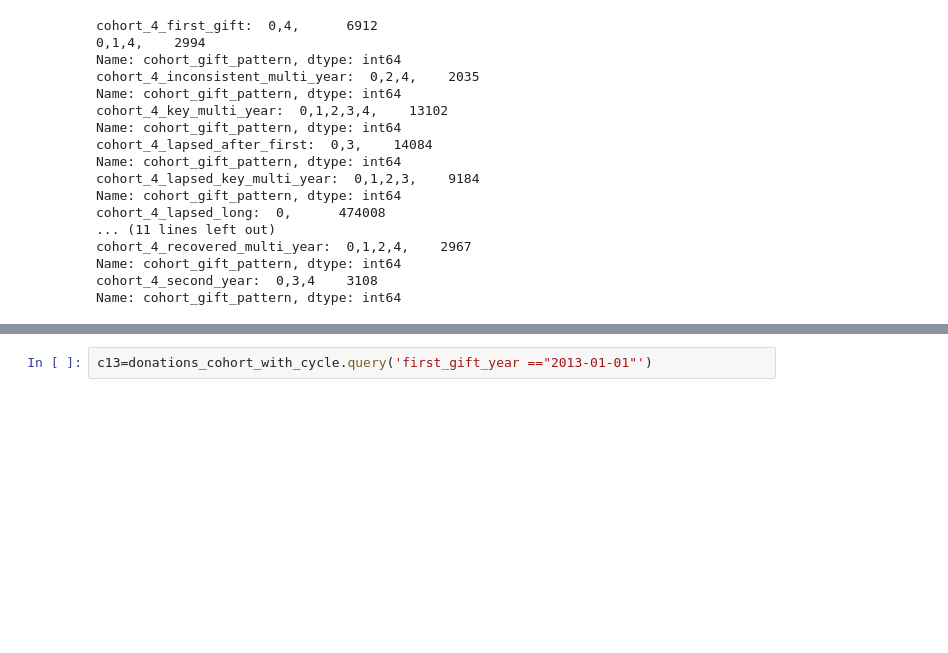
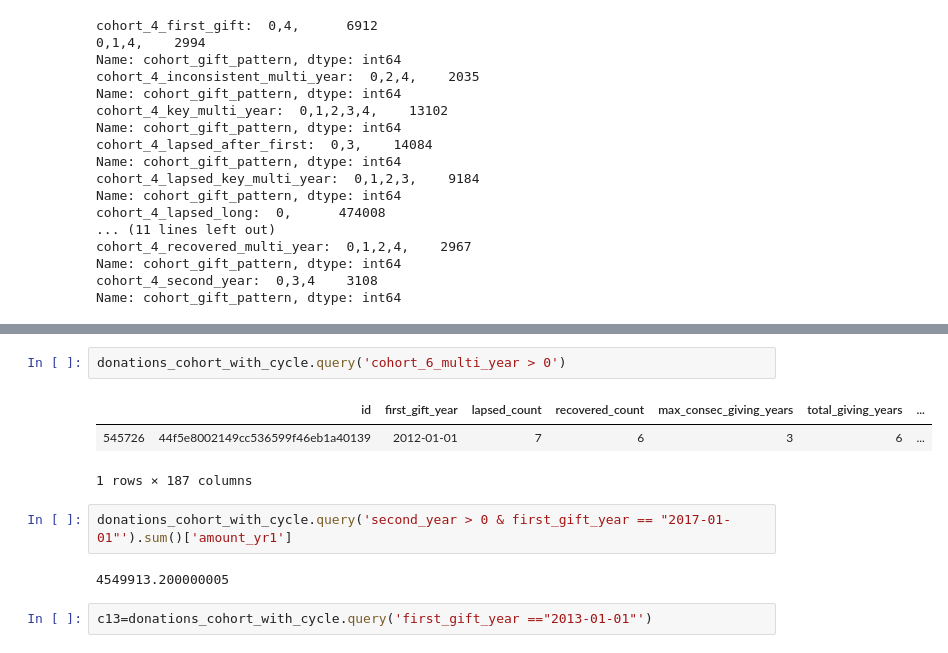
Before and after one commit to erinmarieanderson/donations, a Jupyter notebook: notebooks/11_.ipynb, the cells around one changed output, grey strips where cells are left out. Drawn from its saved outputs; the diff is of its cells as text; blank space fills up the shorter version.

```diff
--- a/notebooks/11_.ipynb
+++ b/notebooks/11_.ipynb
@@ -213,3 +276,13 @@ Name: cohort_gift_pattern, dtype: int64
+# %%
+donations_cohort_with_cycle.query('cohort_6_multi_year > 0')
+# %% [output]
+|  | id | first_gift_year | lapsed_count | recovered_count | max_consec_giving_years | total_giving_years | ... |
+| 545726 | 44f5e8002149cc536599f46eb1a40139 | 2012-01-01 | 7 | 6 | 3 | 6 | ... |
+1 rows × 187 columns
+# %%
+donations_cohort_with_cycle.query('second_year > 0 & first_gift_year == "2017-01-01"').sum()['amount_yr1']
+# %% [output]
+4549913.200000005
 # %%
 c13=donations_cohort_with_cycle.query('first_gift_year =="2013-01-01"')
 # %%
```
Also changed, not shown: parts of 32 cells of this notebook, 3 other files.
